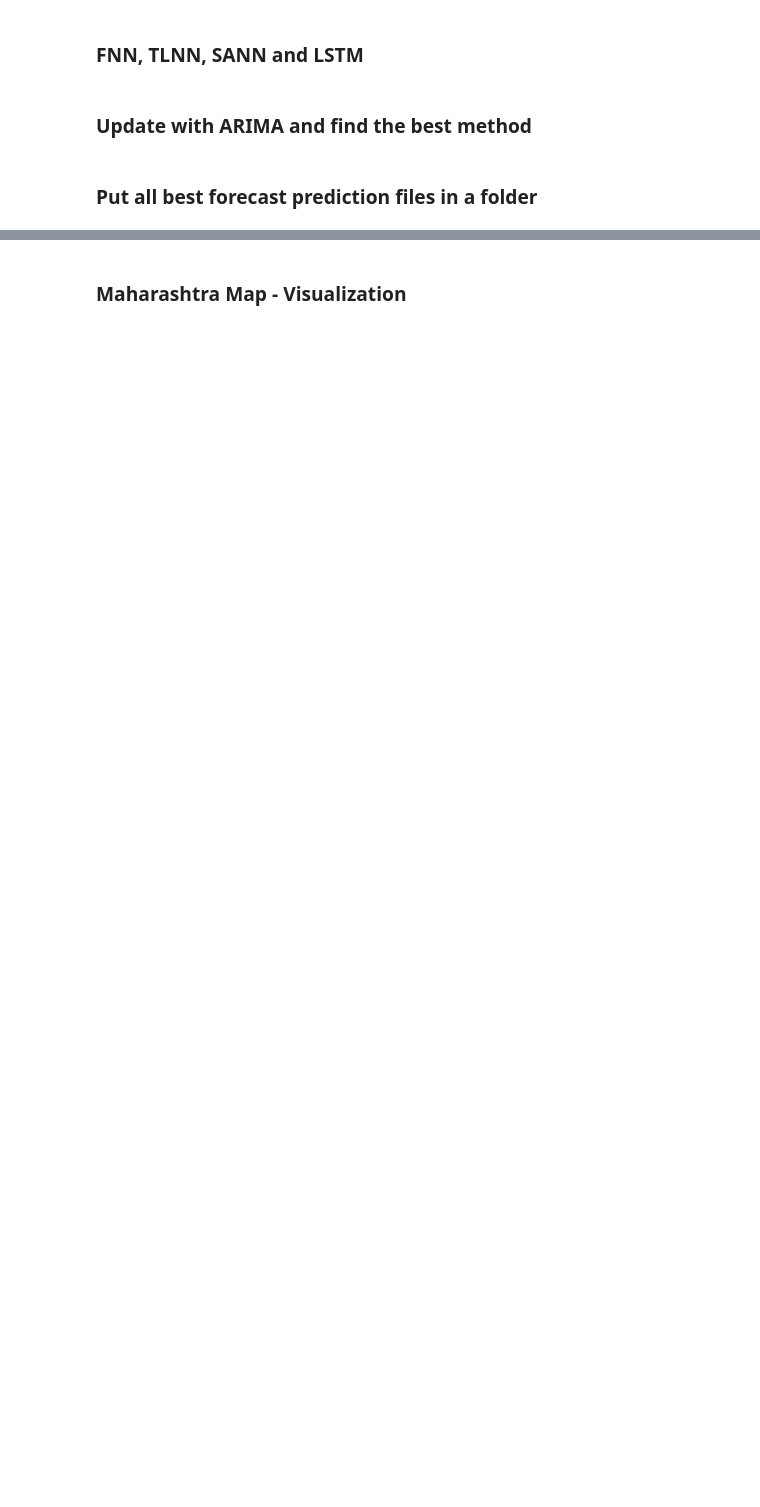
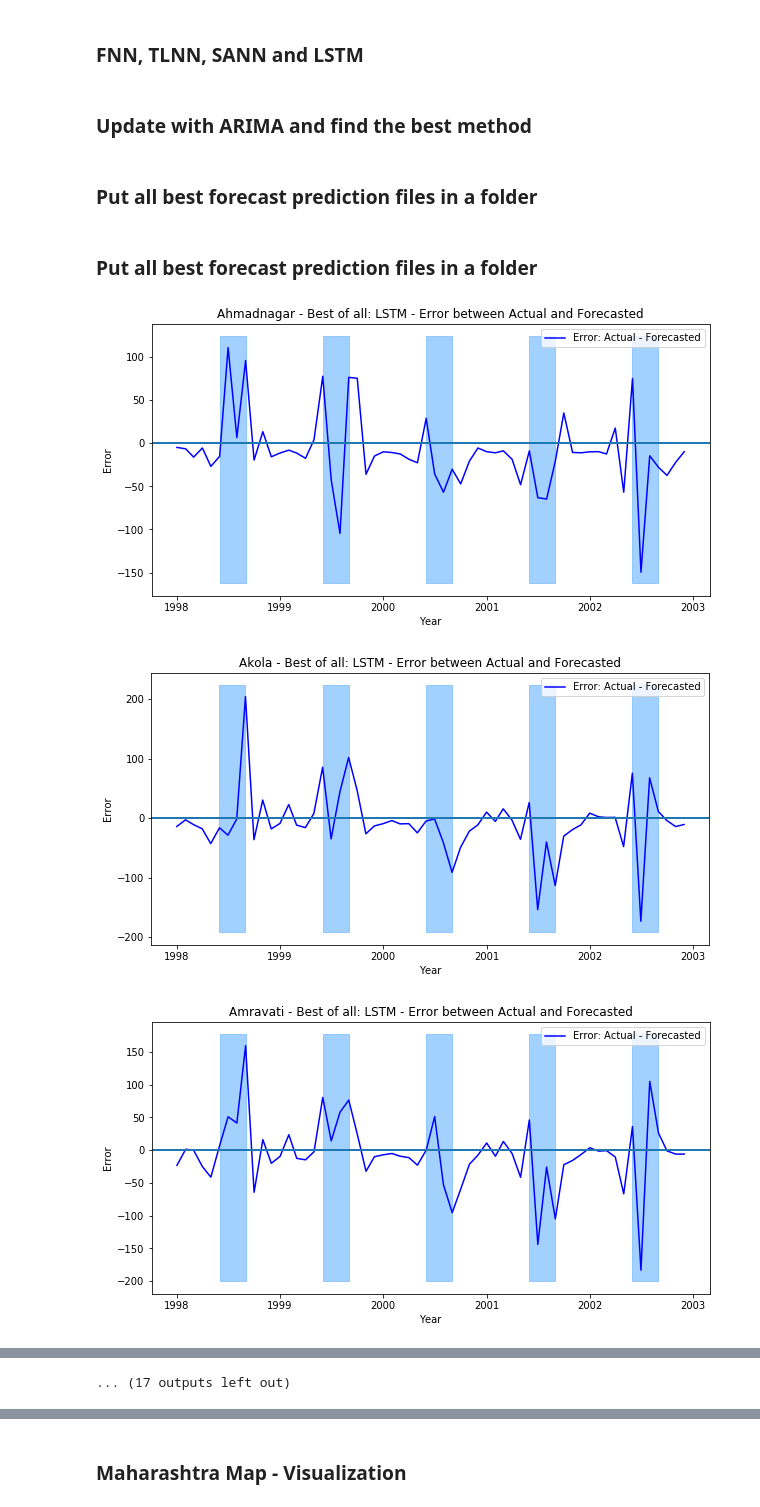
Before and after one commit to Abhishekmamidi123/Time-Series-Forecasting, a Jupyter notebook: Maharashtra/Maharashtra_Analysis.ipynb, the cells around one changed output, grey strips where cells are left out. Drawn from its saved outputs; the diff is of its cells as text; code cells hidden in the pictures; blank space fills up the shorter version.

```diff
--- a/Maharashtra/Maharashtra_Analysis.ipynb
+++ b/Maharashtra/Maharashtra_Analysis.ipynb
@@ -564,3 +657,61 @@ for district in districts:
     shutil.copy(STORAGE_FOLDER + district + '/' + 'BEST_FORECAST_' + method + '.png', OUTPUT_FOLDER)
     os.rename(OUTPUT_FOLDER + 'BEST_FORECAST_' + method + '.png',
              OUTPUT_FOLDER + '/' + district + '_' + method + '.png')
+# %% [markdown]
+### Put all best forecast prediction files in a folder
+# %%
+STORAGE_FOLDER = 'State_predictions/'
+OUTPUT_FOLDER = 'Best_forecast_predictions/'
+if not os.path.exists(OUTPUT_FOLDER):
+        os.makedirs(OUTPUT_FOLDER)
+OUTPUT_FOLDER_ERRORS = 'Best_forecast_errors'
+if not os.path.exists(OUTPUT_FOLDER_ERRORS):
+        os.makedirs(OUTPUT_FOLDER_ERRORS)
+
+for district in districts:
+    file = STORAGE_FOLDER + district + '/' + 'RMSE_score.csv'
+    rmse_score = pd.read_csv(file)
+    method = rmse_score.ix[rmse_score.RMSE.argmin]['Unnamed: 0']
+
+    actual_forecast = pd.read_csv(STORAGE_FOLDER + district + '/' + method + '_actual_and_forecasted.csv')
+    actual_forecast.rename(columns={'Unnamed: 0': 'Year'}, inplace=True)
+    actual_forecast.Year = pd.to_datetime(actual_forecast['Year'])
+    actual_forecast = actual_forecast.set_index('Year')
+    y_true = actual_forecast.drop(columns=['Errors', 'Forecasted'])
+    forecast_values = actual_forecast.drop(columns=['Actual', 'Errors'])
+    errors = actual_forecast.drop(columns=['Actual', 'Forecasted'])
+
+#     fig = plt.figure(figsize=(10,5))
+#     ax = fig.add_subplot(111, frame_on=True)
+#     plt.plot(y_true, color='green', label='Actual values')
+#     plt.plot(forecast_values, color='red', label='Forecasted values')
+#     plt.xlabel('Year')
+#     plt.ylabel('Monthly mean Precipitation')
+#     plt.legend(loc='best')
+#     plt.title(district + ' - Best of all: ' + method + ' - Actual vs Forecasted')
+
+#     ylim = ax.get_ylim()
+#     for year in ['1998', '1999', '2000', '2001', '2002']:
+#         ax.fill_betweenx(ylim, pd.to_datetime(year + '-06-01'), pd.to_datetime(year + '-09-01'),
+#                          alpha=0.6, zorder=-1, color='#66b3ff')
+#     plt.savefig(OUTPUT_FOLDER + '/' + district + '_' + method + '.png')
+
+
+    fig = plt.figure(figsize=(10,5))
+    ax = fig.add_subplot(111, frame_on=True)
+    plt.plot(errors, color='blue', label='Error: Actual - Forecasted')
+    plt.xlabel('Year')
+    plt.ylabel('Error')
+    plt.legend(loc='best')
+    plt.axhline(y=0, linewidth=2, linestyle=None)
+    plt.title(district + ' - Best of all: ' + method + ' - Error between Actual and Forecasted')
+
+    ylim = ax.get_ylim()
+    for year in ['1998', '1999', '2000', '2001', '2002']:
+        ax.fill_betweenx(ylim, pd.to_datetime(year + '-06-01'), pd.to_datetime(year + '-09-01'),
+                         alpha=0.6, zorder=-1, color='#66b3ff')
+    plt.savefig(OUTPUT_FOLDER_ERRORS + '/' + district + '_' + method + '.png')
+# %% [output]
+[figure, added]
+[figure, added]
+[figure, added]
@@ -566,0 +727 @@ for district in districts:
+... (17 outputs left out)
```
Also changed, not shown: parts of 20 cells of this notebook.
